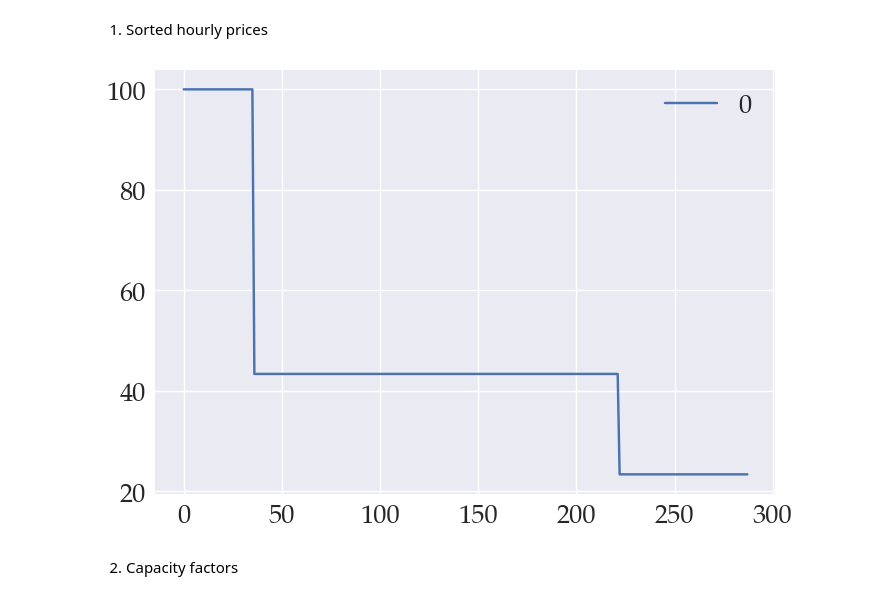
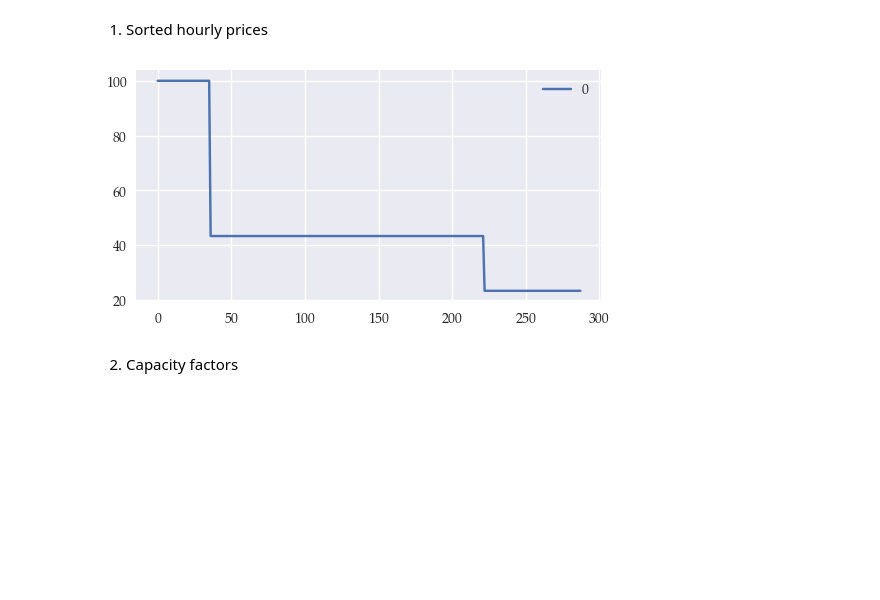
Before and after one commit to ChampionApe/EnergyEconomicsE2023, a Jupyter notebook: Exercises/S4.ipynb, the cells around one changed output. Drawn from its saved outputs; the diff is of its cells as text; code cells hidden in the pictures; blank space fills up the shorter version.

```diff
--- a/Exercises/S4.ipynb
+++ b/Exercises/S4.ipynb
@@ -400,9 +400,9 @@ Solution status 0: Optimization terminated successfully. (HiGHS Status 7: Optima
 1. Sorted hourly prices
 # %%
 prices = m.db['λ_equilibrium'].droplevel('_type').rename_axis('h') # hourly prices
-prices.sort_values(ascending=False).reset_index().plot(); # plot sorted hours
+prices.sort_values(ascending=False).reset_index().plot(figsize=(6,3)); # plot sorted hours
 # %% [output]
-[figure, old version]
+[figure, new version]
 # %% [markdown]
 2. Capacity factors
 # %% [markdown]
```
Also changed, not shown: parts of 48 cells of this notebook, 7 other files.
